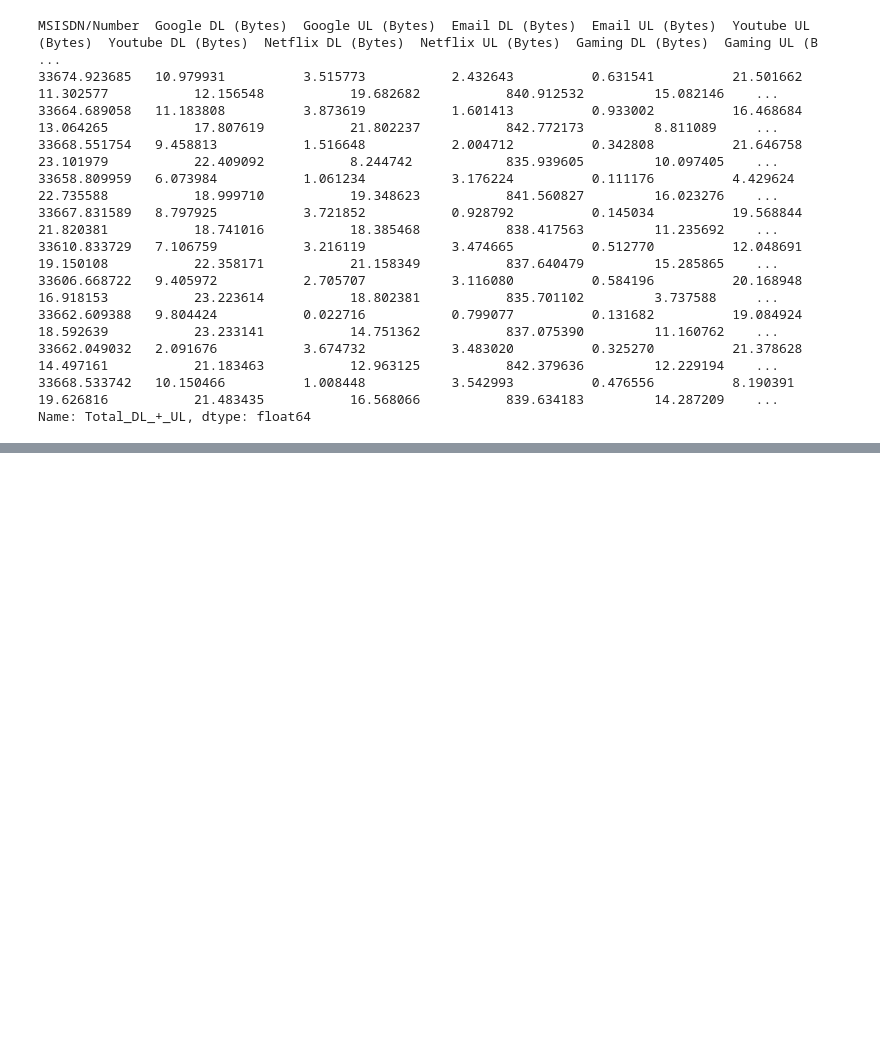
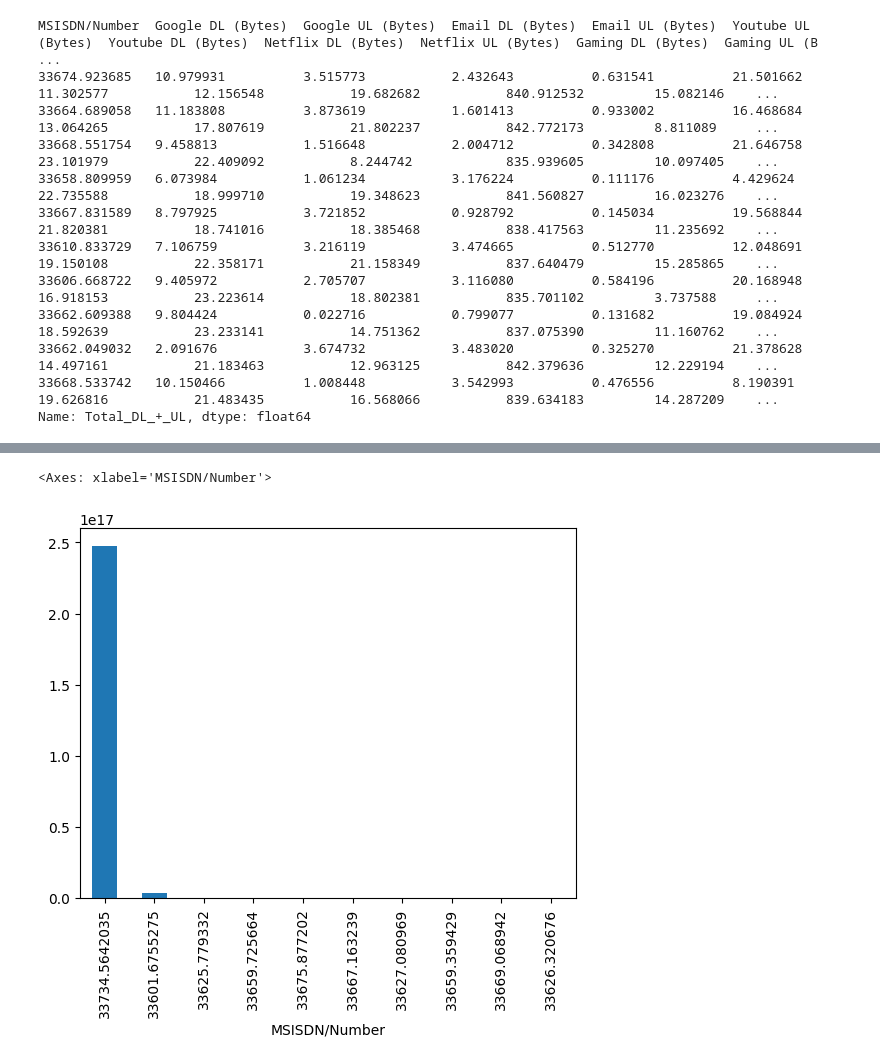
Before and after one commit to Ofgeha-Gelana/telco-profitability-study, a Jupyter notebook: notebooks/user_engagement_analysis.ipynb, the cells around one changed output, grey strips where cells are left out. Cells and saved outputs as stored; diff of their text form; code cells hidden in the pictures; blank space fills up the shorter version.

Commit message:
user engagement analysis

```diff
--- a/notebooks/user_engagement_analysis.ipynb
+++ b/notebooks/user_engagement_analysis.ipynb
@@ -47,0 +65,5 @@ Name: Total_DL_+_UL, dtype: float64
+# %%
+# Find top 10 customers per engagement metric
+top_frequency = aggregated_data_user_engagement['Bearer Id'].nlargest(10)
+top_duration = aggregated_data_user_engagement['Dur. (ms)'].nlargest(10)
+top_traffic = aggregated_data_user_engagement['Total_DL_+_UL'].nlargest(10)
@@ -47,0 +87,5 @@ Name: Total_DL_+_UL, dtype: float64
+# %%
+top_frequency.plot(kind='bar')
+# %% [output]
+<Axes: xlabel='MSISDN/Number'>
+[figure, added]
```
Also changed, not shown: parts of 6 cells of this notebook.
